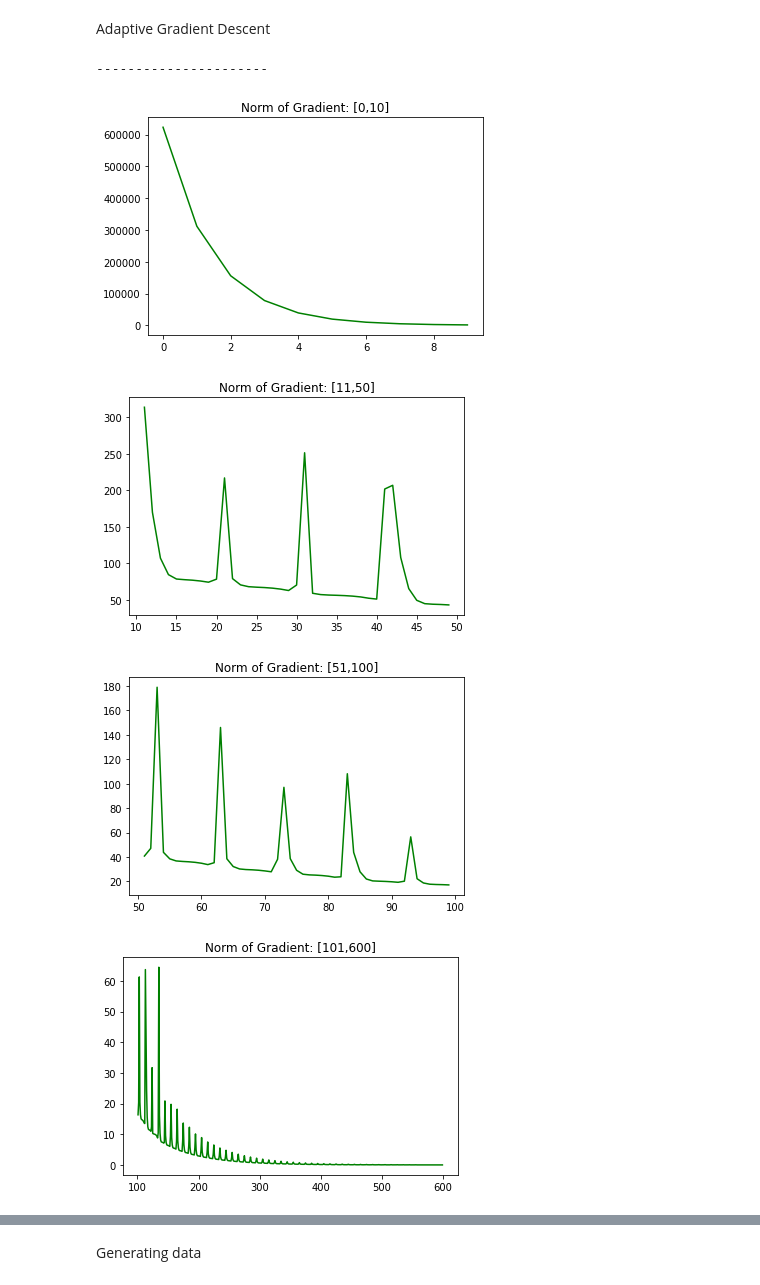
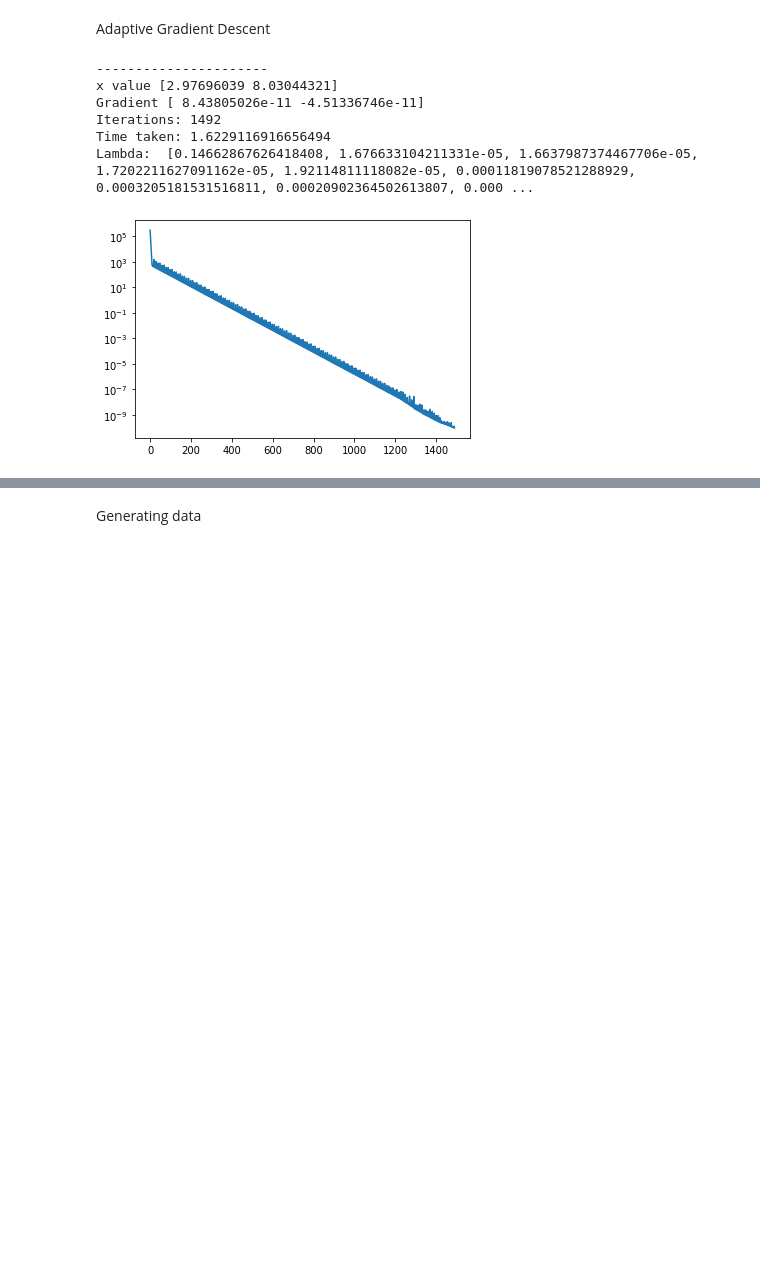
Before and after one commit to Swanchris/c_swan_research, a Jupyter notebook: Linear.ipynb, the cells around one changed output, grey strips where cells are left out. Drawn from its saved outputs; the diff is of its cells as text; code cells hidden in the pictures; blank space fills up the shorter version.

```diff
--- a/Linear.ipynb
+++ b/Linear.ipynb
@@ -283,54 +287,58 @@ x1 = GD(x,lam,f_grad)
 # print('x1 intial:', x1)
 gr2 = []
 count =1
-while np.linalg.norm(f_grad(x1)) > 1e-6:
+while np.linalg.norm(f_grad(x1)) > 1e-10:
     lam_prev = lam
     min1 = np.sqrt(1 + theta)*lam
     min2 = (np.linalg.norm(x1 - x))/(2*np.linalg.norm(f_grad(x1) - f_grad(x)))
 #     print('min1:', min1)
 #     print('min2:', min2)
     lam = np.min([min1, min2])
 #     print('lambda: ',lam)
     Lambd.append(lam)
     temp = x1
     x1 = GD(x1, lam, f_grad)
 #     print('x1:', x1)
     x = temp
 #     print('x:', x)
     theta = (lam/lam_prev)
 #     print('theta:', theta)
     count += 1
     grad = np.linalg.norm(f_grad(x1))
 #     print('Gradient Norm:', grad)
     gr2.append(grad)
 print('----------------------')
-plt.plot(range(10), gr2[:10], c='g')
-plt.title(label = 'Norm of Gradient: [0,10]')
-plt.show()
-plt.plot(range(11,50), gr2[11:50], c='g')
-plt.title(label = 'Norm of Gradient: [11,50]')
-plt.show()
-plt.plot(range(51,100), gr2[51:100], c='g')
-plt.title(label = 'Norm of Gradient: [51,100]')
-plt.show()
-plt.plot(range(101,600), gr2[101:600], c='g')
-plt.title(label = 'Norm of Gradient: [101,600]')
-plt.show()
-plt.plot(range(601,len(gr2)), gr2[601:], c='g')
-plt.title(label = 'Norm of Gradient: [601, end]')
-plt.show()
+plt.plot(range(len(gr2)) , gr2)
+plt.yscale('log')
+# plt.plot(range(10), gr2[:10], c='g')
+# plt.title(label = 'Norm of Gradient: [0,10]')
+# plt.show()
+# plt.plot(range(11,50), gr2[11:50], c='g')
+# plt.title(label = 'Norm of Gradient: [11,50]')
+# plt.show()
+# plt.plot(range(51,100), gr2[51:100], c='g')
+# plt.title(label = 'Norm of Gradient: [51,100]')
+# plt.show()
+# plt.plot(range(101,600), gr2[101:600], c='g')
+# plt.title(label = 'Norm of Gradient: [101,600]')
+# plt.show()
+# plt.plot(range(601,len(gr2)), gr2[601:], c='g')
+# plt.title(label = 'Norm of Gradient: [601, end]')
+# plt.show()
 
 print('x value', x1)
 print('Gradient', f_grad(x1))
 print('Iterations:', count)
 print('Time taken:', time.time() - current)
 La = [Lambd[0], Lambd[1]]
 for i in range(2,len(Lambd), int(np.floor(len(Lambd)/10))):
     La.append(Lambd[i])
 print('Lambda: ', La)
 # %% [output]
 ----------------------
+x value [2.97696039 8.03044321]
+Gradient [ 8.43805026e-11 -4.51336746e-11]
+Iterations: 1492
+Time taken: 1.6229116916656494
+Lambda:  [0.14662867626418408, 1.676633104211331e-05, 1.6637987374467706e-05, 1.7202211627091162e-05, 1.92114811118082e-05, 0.00011819078521288929, 0.0003205181531516811, 0.00020902364502613807, 0.000 ...
-[figure, old version]
+[figure, new version]
-[figure, removed]
-[figure, removed]
-[figure, removed]
```
Also changed, not shown: parts of 20 cells of this notebook, 1 other file.
